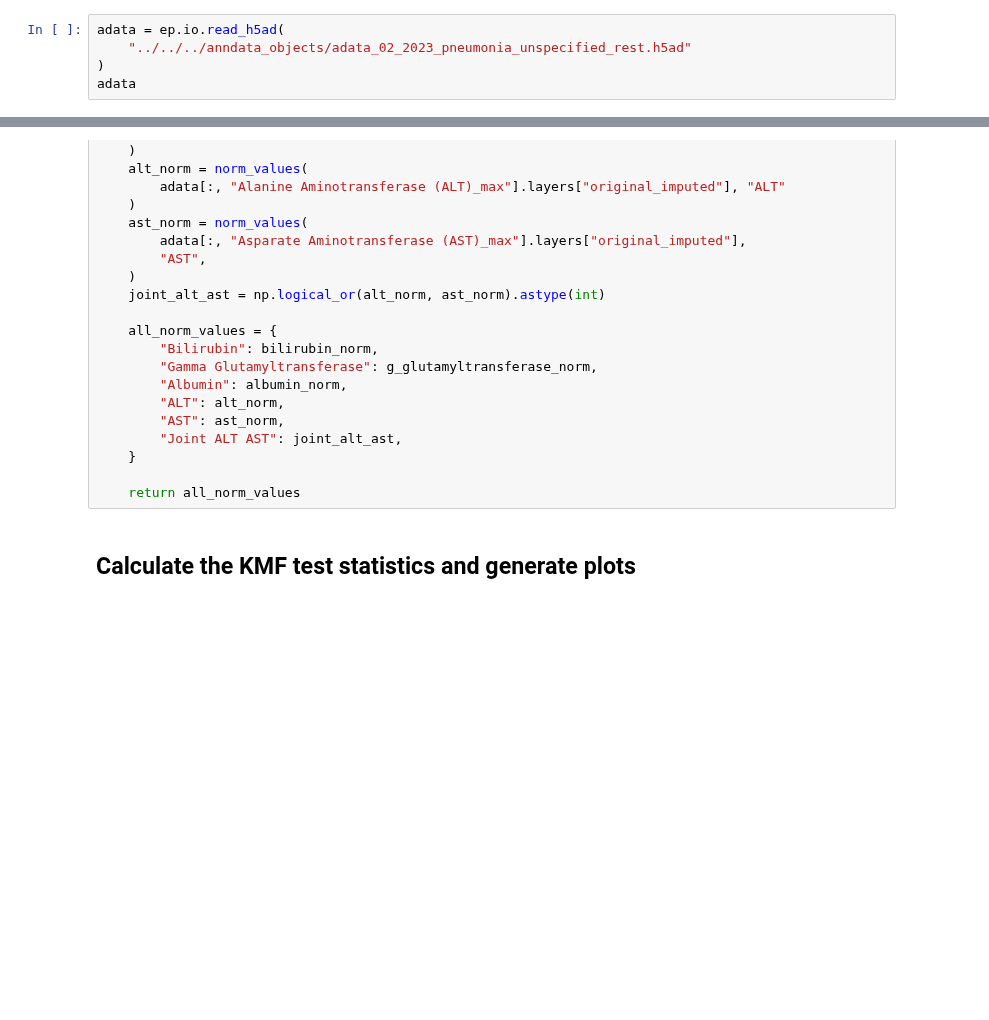
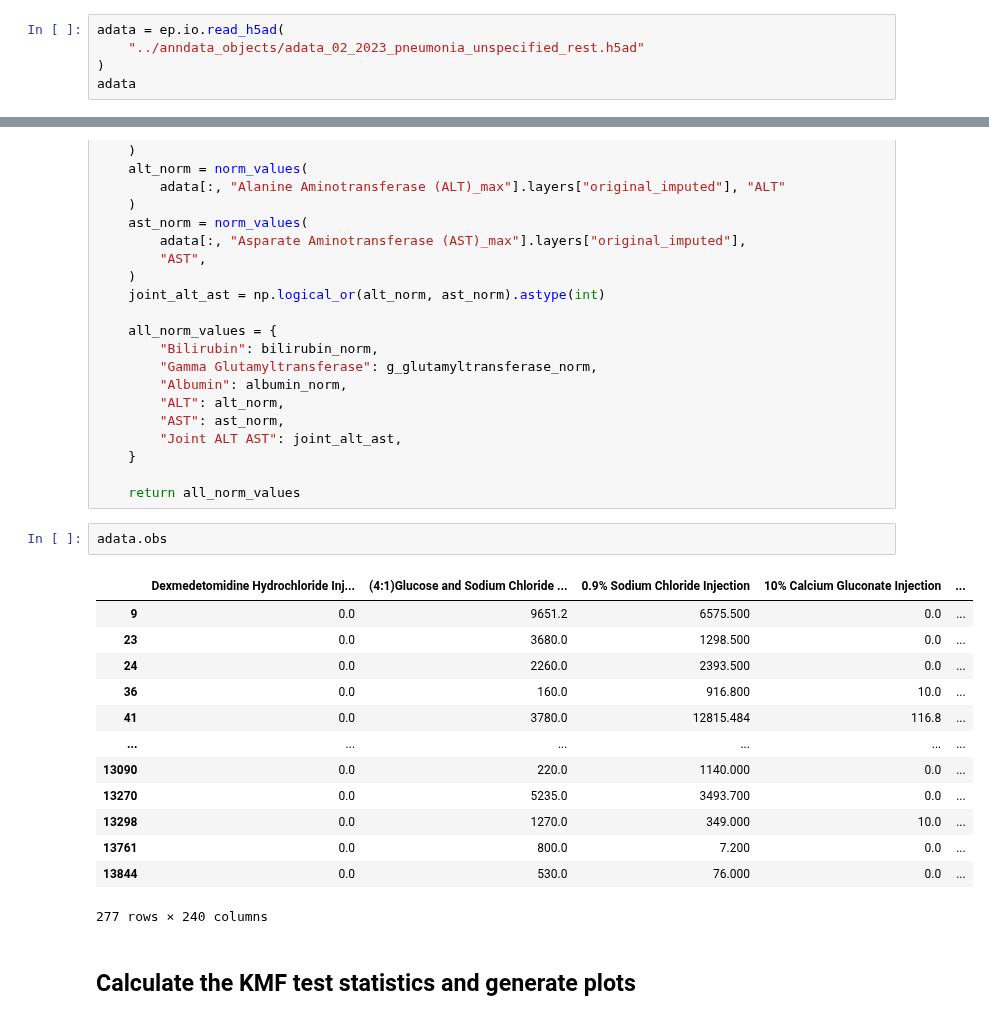
Before and after one commit to theislab/ehrapy-reproducibility, a Jupyter notebook: Figure_4/liver_survival_analysis.ipynb, the cells around one changed output, grey strips where cells are left out. Drawn from its saved outputs; the diff is of its cells as text; blank space fills up the shorter version.

```diff
--- a/Figure_4/liver_survival_analysis.ipynb
+++ b/Figure_4/liver_survival_analysis.ipynb
@@ -10,6 +7,6 @@ features may break!
 # %%
 adata = ep.io.read_h5ad(
-    "../../../anndata_objects/adata_02_2023_pneumonia_unspecified_rest.h5ad"
+    "../anndata_objects/adata_02_2023_pneumonia_unspecified_rest.h5ad"
 )
 adata
 # %% [output]
@@ -106,6 +103,22 @@ def get_norm_values(adata):
     }
 
     return all_norm_values
+# %%
+adata.obs
+# %% [output]
+|  | Dexmedetomidine Hydrochloride Inj... | (4:1)Glucose and Sodium Chloride ... | 0.9% Sodium Chloride Injection | 10% Calcium Gluconate Injection | ... |
+| 9 | 0.0 | 9651.2 | 6575.500 | 0.0 | ... |
+| 23 | 0.0 | 3680.0 | 1298.500 | 0.0 | ... |
+| 24 | 0.0 | 2260.0 | 2393.500 | 0.0 | ... |
+| 36 | 0.0 | 160.0 | 916.800 | 10.0 | ... |
+| 41 | 0.0 | 3780.0 | 12815.484 | 116.8 | ... |
+| ... | ... | ... | ... | ... | ... |
+| 13090 | 0.0 | 220.0 | 1140.000 | 0.0 | ... |
+| 13270 | 0.0 | 5235.0 | 3493.700 | 0.0 | ... |
+| 13298 | 0.0 | 1270.0 | 349.000 | 10.0 | ... |
+| 13761 | 0.0 | 800.0 | 7.200 | 0.0 | ... |
+| 13844 | 0.0 | 530.0 | 76.000 | 0.0 | ... |
+277 rows × 240 columns
 # %% [markdown]
 ## Calculate the KMF test statistics and generate plots
 # %%
```
Also changed, not shown: parts of 1 cell of this notebook, 8 other files.
